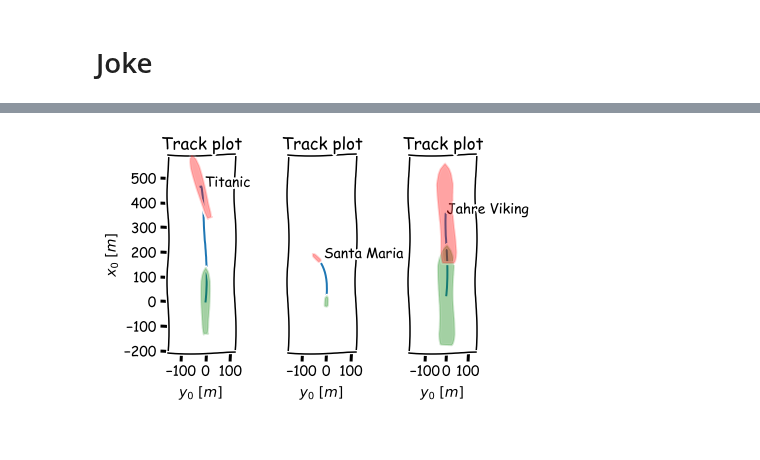
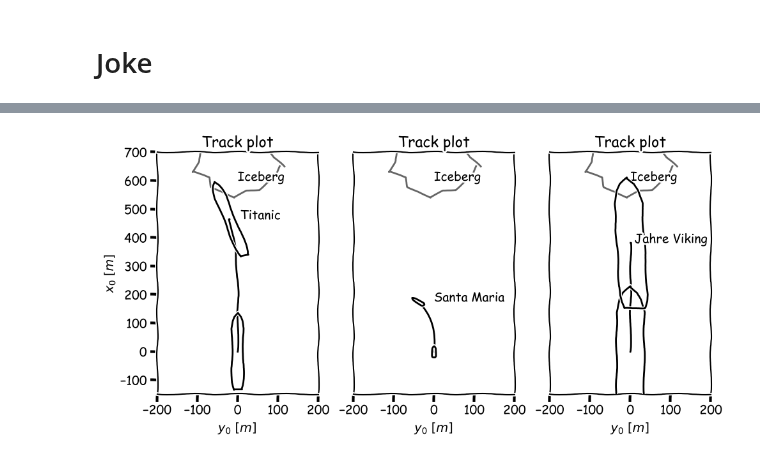
Before and after one commit to martinlarsalbert/VesselManoeuvringModels, a Jupyter notebook: notebooks/30.01_joke.ipynb, the cells around one changed output, grey strips where cells are left out. Saved outputs shown, nothing was run; the diff lists cells and outputs as text; code cells hidden in the pictures.

```diff
--- a/notebooks/30.01_joke.ipynb
+++ b/notebooks/30.01_joke.ipynb
@@ -1,7 +1,12 @@
 # %% [markdown]
 # Joke
 # %%
+%matplotlib inline
 import matplotlib.pyplot as plt
+plt.style.use('grayscale')
+from pylab import rcParams
+rcParams['figure.figsize'] = 10, 5
+
 import numpy as np
 from vessel_manoeuvring_models.models.vmm_linear import vmm_linear as vmm
 from vessel_manoeuvring_models.models.vmm import ModelSimulator
@@ -183,0 +212,11 @@ plt.tight_layout()
+# %%
+im = plt.imread("ai_research.png")
+with plt.xkcd(randomness=0.25):
+    implot = plt.imshow(im)
+    ax = implot.axes
+    ax.set_xticks([])
+    ax.set_yticks([])
+    ax.text(np.array(ax.get_xlim()).mean(),np.array(list(ax.get_ylim())).mean(),"System identification", horizontalalignment='center',
+        verticalalignment='center',)
+
+plt.savefig("strip_2.pdf")
@@ -184,28 +225,29 @@ plt.tight_layout()
 # %%
-
-with plt.xkcd(randomness=0.5):
+with plt.xkcd(randomness=0.25):
     # This figure will be in XKCD-style
 
     fig,axes=plt.subplots(ncols=len(results))
     axes = {key:ax for key,ax in zip(results.keys(),axes)}
 
-    for key, result in results.items():
+    for i,(key, result) in enumerate(results.items()):
         ax = axes[key]
-        track_plot(df=results[key], lpp=ship_datas[key]['L'], beam=ship_datas[key]['B'] ,label=f"{key}", N=2, ax=ax)
+        track_plot(df=results[key], lpp=ship_datas[key]['L'], beam=ship_datas[key]['B'] ,label=f"{key}", N=2, ax=ax, start_color='darkgrey', stop_color='darkgrey', alpha=1, outline=True)
         ax.legend().set_visible(False)
-        ax.text(results[key]['y0'].mean(), results[key]['x0'].iloc[-1], f"{key}")
 
-x_min = np.min([ax.get_xlim()[0] for ax in axes.values()])
-x_max = np.max([ax.get_xlim()[1] for ax in axes.values()])
-y_min = np.min([ax.get_ylim()[0] for ax in axes.values()])
-y_max = np.max([ax.get_ylim()[1] for ax in axes.values()])
+        ax.text(0, 600, "Iceberg")
+        plot_iceberg(ax=ax, x0=0, y0=650, size=100)
+
+        ax.text(results[key]['y0'].mean(), results[key]['x0'].iloc[-1], f" {key}", zorder=20)
+        ax.set_aspect('auto')
+
 for ax in axes.values():
-    ax.set_xlim(x_min, x_max)
-    ax.set_ylim(y_min, y_max)
+    ax.set_xlim((-200,200))
+    ax.set_ylim((-150, 700))
 
 for ax in list(axes.values())[1:]:
     ax.set_yticks([])
     ax.set_ylabel('')
 plt.tight_layout()
+fig.savefig("strip_3.pdf")
 # %% [output]
-[figure, old version]
+[figure, new version]
```
Also changed, not shown: parts of 5 cells of this notebook, 2 other files.
